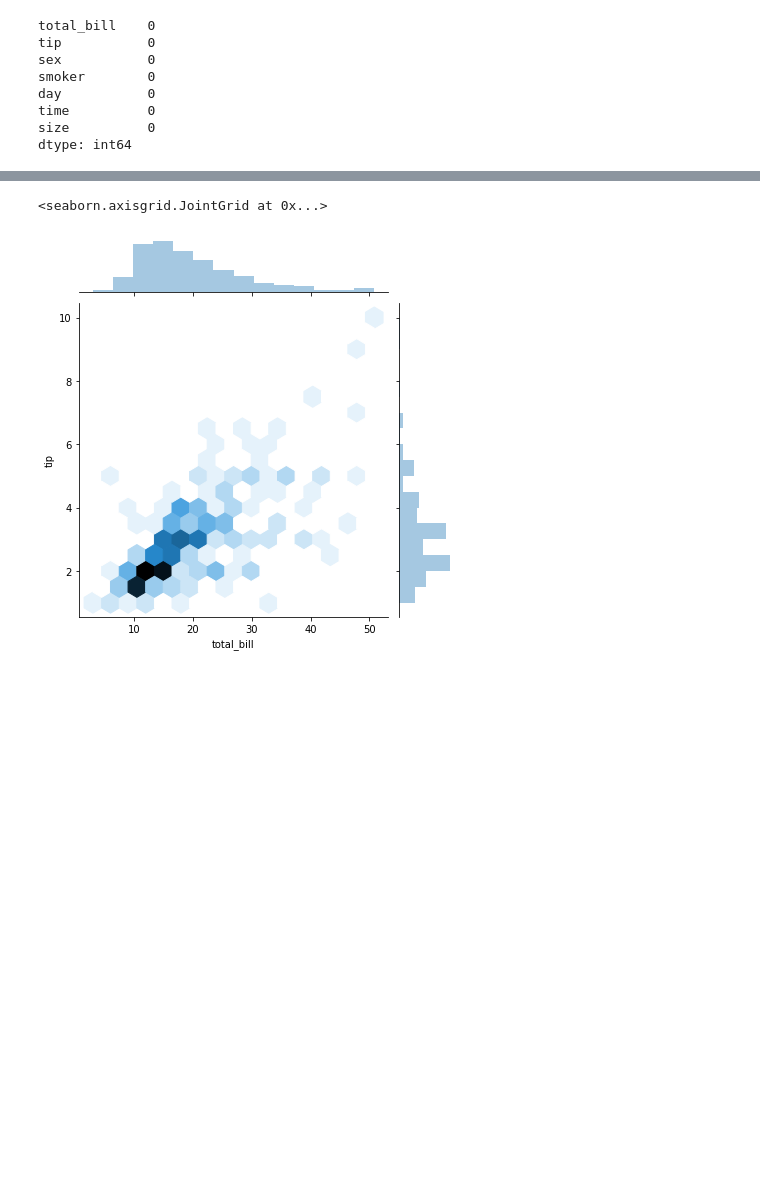
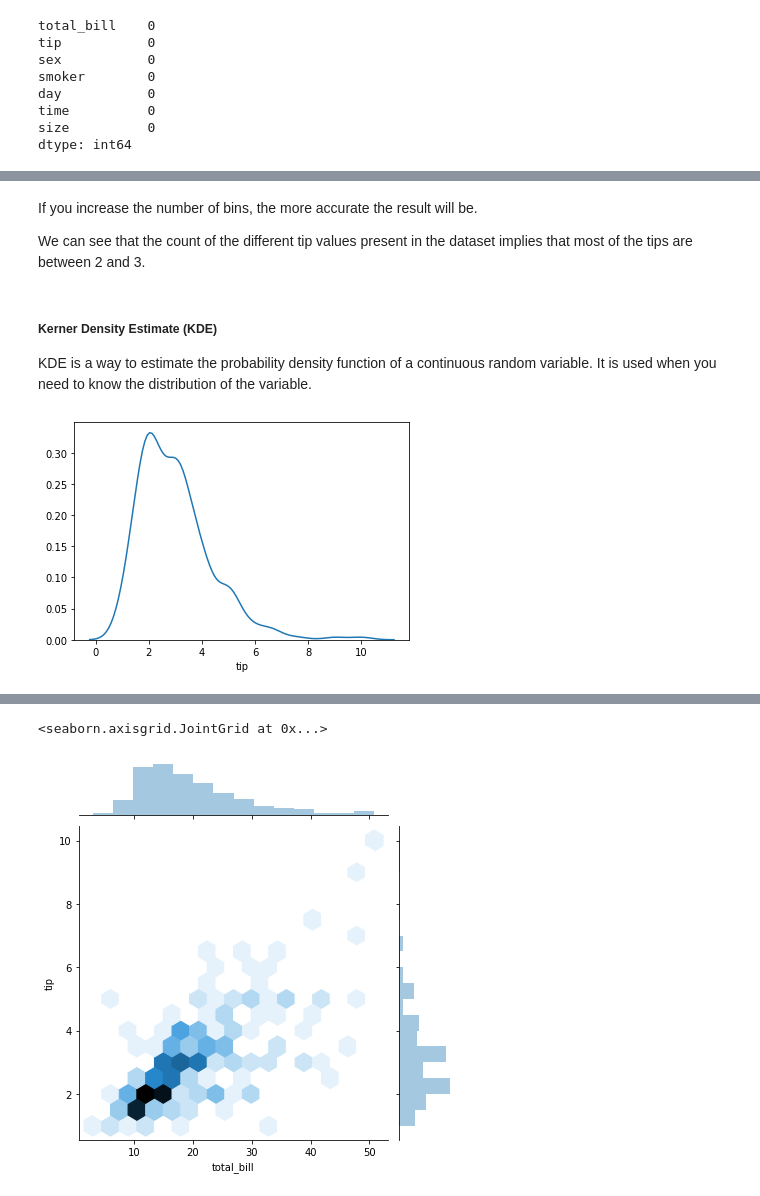
Before and after one commit to HenkT28/Fundamentals_Of_Data_Analysis_Assessment, a Jupyter notebook: Tips_Dataset.ipynb, the cells around one changed output, grey strips where cells are left out. Saved outputs shown, nothing was run; the diff lists cells and outputs as text; code cells hidden in the pictures; blank space fills up the shorter version.

```diff
--- a/Tips_Dataset.ipynb
+++ b/Tips_Dataset.ipynb
@@ -109,0 +118,12 @@ dtype: int64
+# %% [markdown]
+If you increase the number of bins, the more accurate the result will be.
+
+We can see that the count of the different tip values present in the dataset implies that most of the tips are between 2 and 3.
+# %% [markdown]
+##### Kerner Density Estimate (KDE)
+
+KDE is a way to estimate the probability density function of a continuous random variable. It is used when you need to know the distribution of the variable.
+# %%
+sns.distplot(tips['tip'],hist=False, bins=10);
+# %% [output]
+[figure, added]
```
Also changed, not shown: parts of 23 cells of this notebook.
